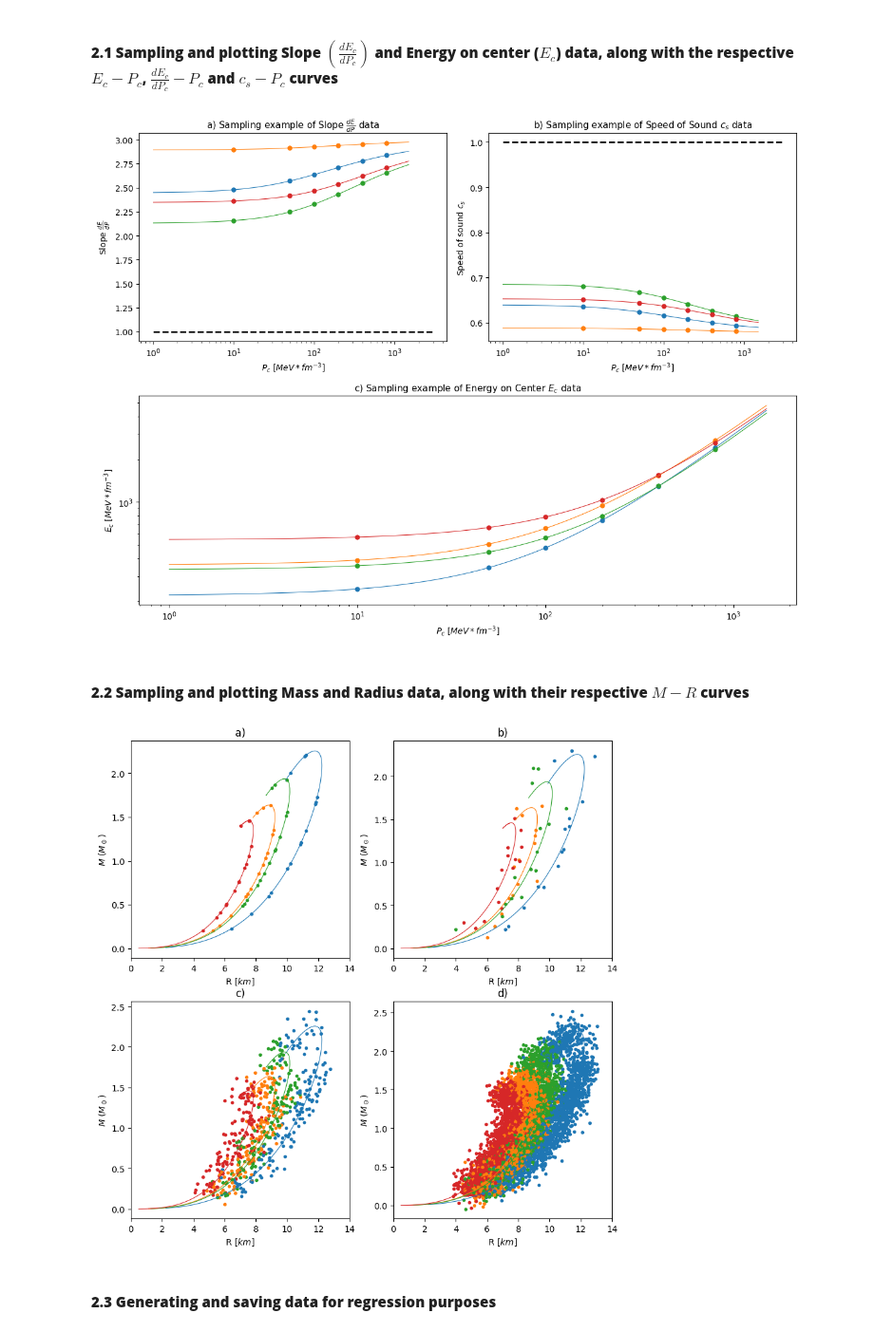
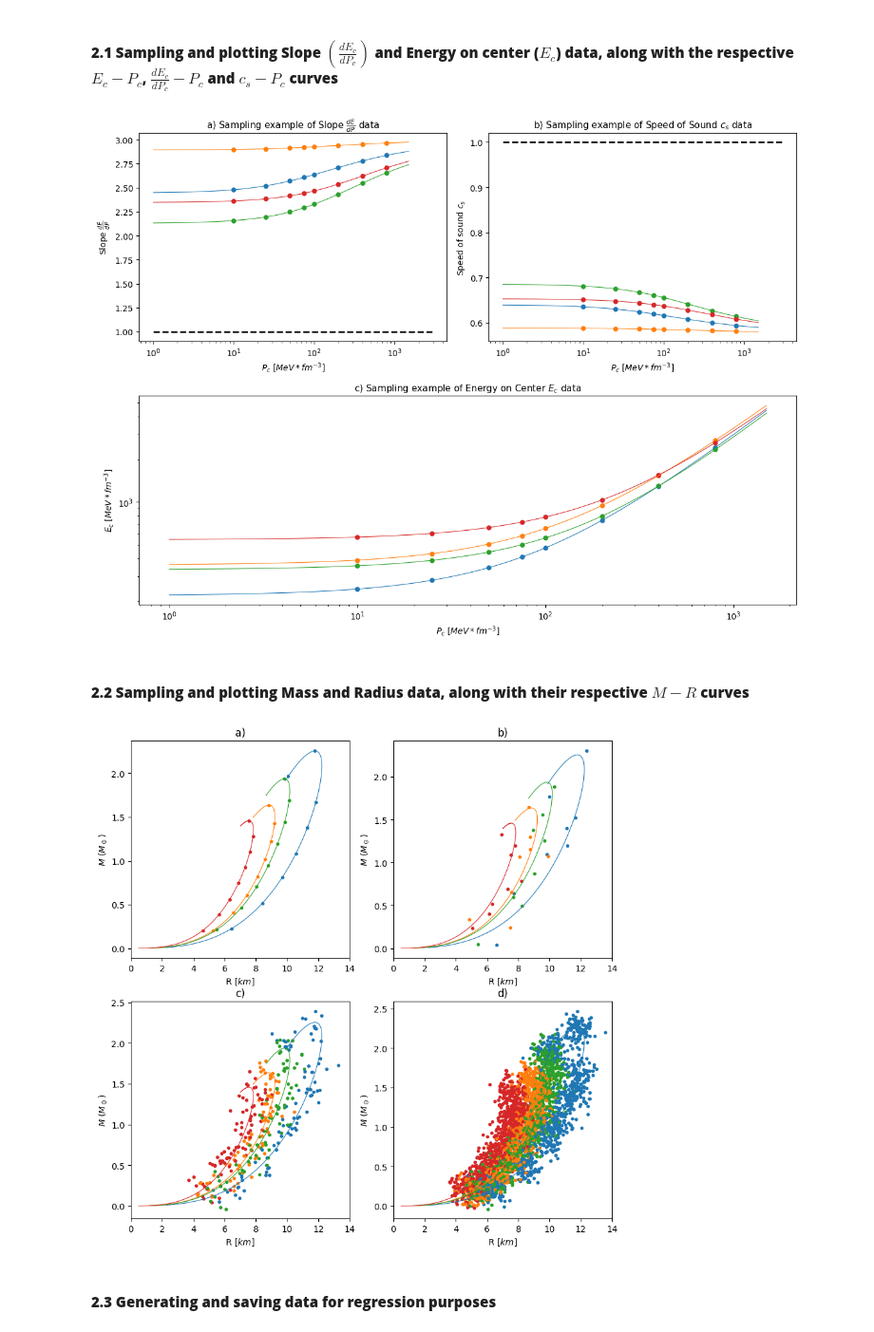
Before and after one commit to istergak/MSc-Computational-Physics-AUTH, a Jupyter notebook: Thesis - ML and ANNs regression models for Exotic Star's EOSs/Part 2 - Handling the TOV equations solution data for Exotic Stars/ExoticStarsResults_2.ipynb, the cells around one changed output. Shown at 95% size. Cells and saved outputs as stored; diff of their text form; code cells hidden in the pictures.

```diff
--- a/Thesis - ML and ANNs regression models for Exotic Star's EOSs/Part 2 - Handling the TOV equations solution data for Exotic Stars/ExoticStarsResults_2.ipynb
+++ b/Thesis - ML and ANNs regression models for Exotic Star's EOSs/Part 2 - Handling the TOV equations solution data for Exotic Stars/ExoticStarsResults_2.ipynb
@@ -270,7 +279,7 @@ axis_sample_energy_QS = plt.subplot2grid((2,2),(1,0),colspan=2)
 
 
 # Pressure points, on which the values of Slope (dE_dP) and Energy density will be collected
-pressure_points = [10,50,100,200,400,800]
+pressure_points = [10,25,50,75,100,200,400,800]
 
 # Sampling Slope (dE_dP) and Energy density data without observational noise (1 sample per EOS curve)
 slope_sample_CFL_50,energy_sample_CFL_50 = cflQSdata().sample_EOS("CFL-50_sol.csv",Pc_points=pressure_points,noiseSl_mv=0,noiseSl_std=0,noiseEc_mv=0,noiseEc_std=0)
@@ -359,18 +368,19 @@ axes_sample_EOS_QS.set_yticks([])
 plt.tight_layout()
 plt.show()
 # %% [output]
-[figure, old version]
+[figure, new version]
 # %% [markdown]
 #### **2.2 Sampling and plotting  Mass and Radius data, along with their respective $M-R$ curves**
 # %%
 # Defining the figure and the axes
 fig_sample_MR_QS,axes_sample_MR_QS = plt.subplots(2,2,figsize=(10,10))
+points_mr = 8
 
 # Sampling Mass and Radius data without observational noise (1 sample per M-R curve)
-mass_sample_CFL_50_1,radius_sample_CFL_50_1 = cflQSdata().sample_MR("CFL-50_sol.csv",0.2,[3,3,3,3,3],noiseM_std=0,noiseR_std=0)
-mass_sample_CFL_150_1,radius_sample_CFL_150_1 = cflQSdata().sample_MR("CFL-150_sol.csv",0.2,[3,3,3,3,3],noiseM_std=0,noiseR_std=0)
-mass_sample_CFL_250_1,radius_sample_CFL_250_1 = cflQSdata().sample_MR("CFL-250_sol.csv",0.2,[3,3,3,3,3],noiseM_std=0,noiseR_std=0)
-mass_sample_CFL_400_1,radius_sample_CFL_400_1 = cflQSdata().sample_MR("CFL-400_sol.csv",0.2,[3,3,3,3,3],noiseM_std=0,noiseR_std=0)
+mass_sample_CFL_50_1,radius_sample_CFL_50_1 = cflQSdata().sample_MR("CFL-50_sol.csv",0.2,points_mr,noiseM_std=0,noiseR_std=0)
+mass_sample_CFL_150_1,radius_sample_CFL_150_1 = cflQSdata().sample_MR("CFL-150_sol.csv",0.2,points_mr,noiseM_std=0,noiseR_std=0)
+mass_sample_CFL_250_1,radius_sample_CFL_250_1 = cflQSdata().sample_MR("CFL-250_sol.csv",0.2,points_mr,noiseM_std=0,noiseR_std=0)
+mass_sample_CFL_400_1,radius_sample_CFL_400_1 = cflQSdata().sample_MR("CFL-400_sol.csv",0.2,points_mr,noiseM_std=0,noiseR_std=0)
 
 # Plotting these sampling data without observational noise
 axes_sample_MR_QS[0,0].plot(radius_sample_CFL_50_1,mass_sample_CFL_50_1,".")
@@ -393,10 +403,10 @@ axes_sample_MR_QS[0,0].set_xbound([0,14])
 
 
 # Sampling Mass and Radius data with observational noise (1 sample per M-R curve)
-mass_sample_CFL_50_1n,radius_sample_CFL_50_1n = cflQSdata().sample_MR("CFL-50_sol.csv",0.2,[3,3,3,3,3],noiseM_std=0.1,noiseR_std=0.5)
-mass_sample_CFL_150_1n,radius_sample_CFL_150_1n = cflQSdata().sample_MR("CFL-150_sol.csv",0.2,[3,3,3,3,3],noiseM_std=0.1,noiseR_std=0.5)
-mass_sample_CFL_250_1n,radius_sample_CFL_250_1n = cflQSdata().sample_MR("CFL-250_sol.csv",0.2,[3,3,3,3,3],noiseM_std=0.1,noiseR_std=0.5)
-mass_sample_CFL_400_1n,radius_sample_CFL_400_1n = cflQSdata().sample_MR("CFL-400_sol.csv",0.2,[3,3,3,3,3],noiseM_std=0.1,noiseR_std=0.5)
+mass_sample_CFL_50_1n,radius_sample_CFL_50_1n = cflQSdata().sample_MR("CFL-50_sol.csv",0.2,points_mr,noiseM_std=0.1,noiseR_std=0.5)
+mass_sample_CFL_150_1n,radius_sample_CFL_150_1n = cflQSdata().sample_MR("CFL-150_sol.csv",0.2,points_mr,noiseM_std=0.1,noiseR_std=0.5)
+mass_sample_CFL_250_1n,radius_sample_CFL_250_1n = cflQSdata().sample_MR("CFL-250_sol.csv",0.2,points_mr,noiseM_std=0.1,noiseR_std=0.5)
+mass_sample_CFL_400_1n,radius_sample_CFL_400_1n = cflQSdata().sample_MR("CFL-400_sol.csv",0.2,points_mr,noiseM_std=0.1,noiseR_std=0.5)
 
 # Plotting these sampling data without observational noise
 axes_sample_MR_QS[0,1].plot(radius_sample_CFL_50_1n,mass_sample_CFL_50_1n,".")
@@ -420,10 +430,10 @@ axes_sample_MR_QS[0,1].set_xbound([0,14])
 
 # Sampling Mass and Radius data with observational noise (10 samples per M-R curve)
 for i in range(0,10):
-    mass_sample_CFL_50_10n,radius_sample_CFL_50_10n = cflQSdata().sample_MR("CFL-50_sol.csv",0.2,[3,3,3,3,3],noiseM_std=0.1,noiseR_std=0.5)
-    mass_sample_CFL_150_10n,radius_sample_CFL_150_10n = cflQSdata().sample_MR("CFL-150_sol.csv",0.2,[3,3,3,3,3],noiseM_std=0.1,noiseR_std=0.5)
-    mass_sample_CFL_250_10n,radius_sample_CFL_250_10n = cflQSdata().sample_MR("CFL-250_sol.csv",0.2,[3,3,3,3,3],noiseM_std=0.1,noiseR_std=0.5)
-    mass_sample_CFL_400_10n,radius_sample_CFL_400_10n = cflQSdata().sample_MR("CFL-400_sol.csv",0.2,[3,3,3,3,3],noiseM_std=0.1,noiseR_std=0.5)
+    mass_sample_CFL_50_10n,radius_sample_CFL_50_10n = cflQSdata().sample_MR("CFL-50_sol.csv",0.2,points_mr,noiseM_std=0.1,noiseR_std=0.5)
+    mass_sample_CFL_150_10n,radius_sample_CFL_150_10n = cflQSdata().sample_MR("CFL-150_sol.csv",0.2,points_mr,noiseM_std=0.1,noiseR_std=0.5)
+    mass_sample_CFL_250_10n,radius_sample_CFL_250_10n = cflQSdata().sample_MR("CFL-250_sol.csv",0.2,points_mr,noiseM_std=0.1,noiseR_std=0.5)
+    mass_sample_CFL_400_10n,radius_sample_CFL_400_10n = cflQSdata().sample_MR("CFL-400_sol.csv",0.2,points_mr,noiseM_std=0.1,noiseR_std=0.5)
 
     # Plotting these sampling data without observational noise
     axes_sample_MR_QS[1,0].plot(radius_sample_CFL_50_10n,mass_sample_CFL_50_10n,".",color='#1f77b4')
@@ -439,38 +449,38 @@ cflQSdata().plot_MR_curve("CFL-400_sol.csv",axes_sample_MR_QS[1,0],'#d62728',"gr
 
 # Adding labels, bounds on axes and title for clarity
 axes_sample_MR_QS[1,0].set_title("c)",fontsize=12)
 axes_sample_MR_QS[1,0].set_xlabel(r"R $[km]$",fontsize=10)
 axes_sample_MR_QS[1,0].set_ylabel(r"$M$ $(M_\odot)$",fontsize=10)
 axes_sample_MR_QS[1,0].set_xbound([0,14])
 
 
 
 # Sampling Mass and Radius data with observational noise (100 samples per M-R curve)
 for i in range(0,100):
-    mass_sample_CFL_50_100n,radius_sample_CFL_50_100n = cflQSdata().sample_MR("CFL-50_sol.csv",0.2,[3,3,3,3,3],noiseM_std=0.1,noiseR_std=0.5)
-    mass_sample_CFL_150_100n,radius_sample_CFL_150_100n = cflQSdata().sample_MR("CFL-150_sol.csv",0.2,[3,3,3,3,3],noiseM_std=0.1,noiseR_std=0.5)
-    mass_sample_CFL_250_100n,radius_sample_CFL_250_100n = cflQSdata().sample_MR("CFL-250_sol.csv",0.2,[3,3,3,3,3],noiseM_std=0.1,noiseR_std=0.5)
-    mass_sample_CFL_400_100n,radius_sample_CFL_400_100n = cflQSdata().sample_MR("CFL-400_sol.csv",0.2,[3,3,3,3,3],noiseM_std=0.1,noiseR_std=0.5)
+    mass_sample_CFL_50_100n,radius_sample_CFL_50_100n = cflQSdata().sample_MR("CFL-50_sol.csv",0.2,points_mr,noiseM_std=0.1,noiseR_std=0.5)
+    mass_sample_CFL_150_100n,radius_sample_CFL_150_100n = cflQSdata().sample_MR("CFL-150_sol.csv",0.2,points_mr,noiseM_std=0.1,noiseR_std=0.5)
+    mass_sample_CFL_250_100n,radius_sample_CFL_250_100n = cflQSdata().sample_MR("CFL-250_sol.csv",0.2,points_mr,noiseM_std=0.1,noiseR_std=0.5)
+    mass_sample_CFL_400_100n,radius_sample_CFL_400_100n = cflQSdata().sample_MR("CFL-400_sol.csv",0.2,points_mr,noiseM_std=0.1,noiseR_std=0.5)
 
     # Plotting these sampling data without observational noise
     axes_sample_MR_QS[1,1].plot(radius_sample_CFL_50_100n,mass_sample_CFL_50_100n,".",color='#1f77b4')
     axes_sample_MR_QS[1,1].plot(radius_sample_CFL_150_100n,mass_sample_CFL_150_100n,".",color='#ff7f0e')
     axes_sample_MR_QS[1,1].plot(radius_sample_CFL_250_100n,mass_sample_CFL_250_100n,".",color='#2ca02c')
     axes_sample_MR_QS[1,1].plot(radius_sample_CFL_400_100n,mass_sample_CFL_400_100n,".",color='#d62728')
 
 # Plotting the respective M-R curves
 cflQSdata().plot_MR_curve("CFL-50_sol.csv",axes_sample_MR_QS[1,1],'#1f77b4',"grey")
 cflQSdata().plot_MR_curve("CFL-150_sol.csv",axes_sample_MR_QS[1,1],'#ff7f0e',"grey")
 cflQSdata().plot_MR_curve("CFL-250_sol.csv",axes_sample_MR_QS[1,1],'#2ca02c',"grey")
 cflQSdata().plot_MR_curve("CFL-400_sol.csv",axes_sample_MR_QS[1,1],'#d62728',"grey")
 
 # Adding labels, bounds on axes and title for clarity
 axes_sample_MR_QS[1,1].set_title("d)",fontsize=12)
 axes_sample_MR_QS[1,1].set_xlabel(r"R $[km]$",fontsize=10)
 axes_sample_MR_QS[1,1].set_ylabel(r"$M$ $(M_\odot)$",fontsize=10)
 axes_sample_MR_QS[1,1].set_xbound([0,14])
 # %% [output]
-[figure, old version]
+[figure, new version]
 # %% [markdown]
 #### **2.3 Generating and saving data for regression purposes**
 # %%
```
Also changed, not shown: parts of 4 cells of this notebook.
